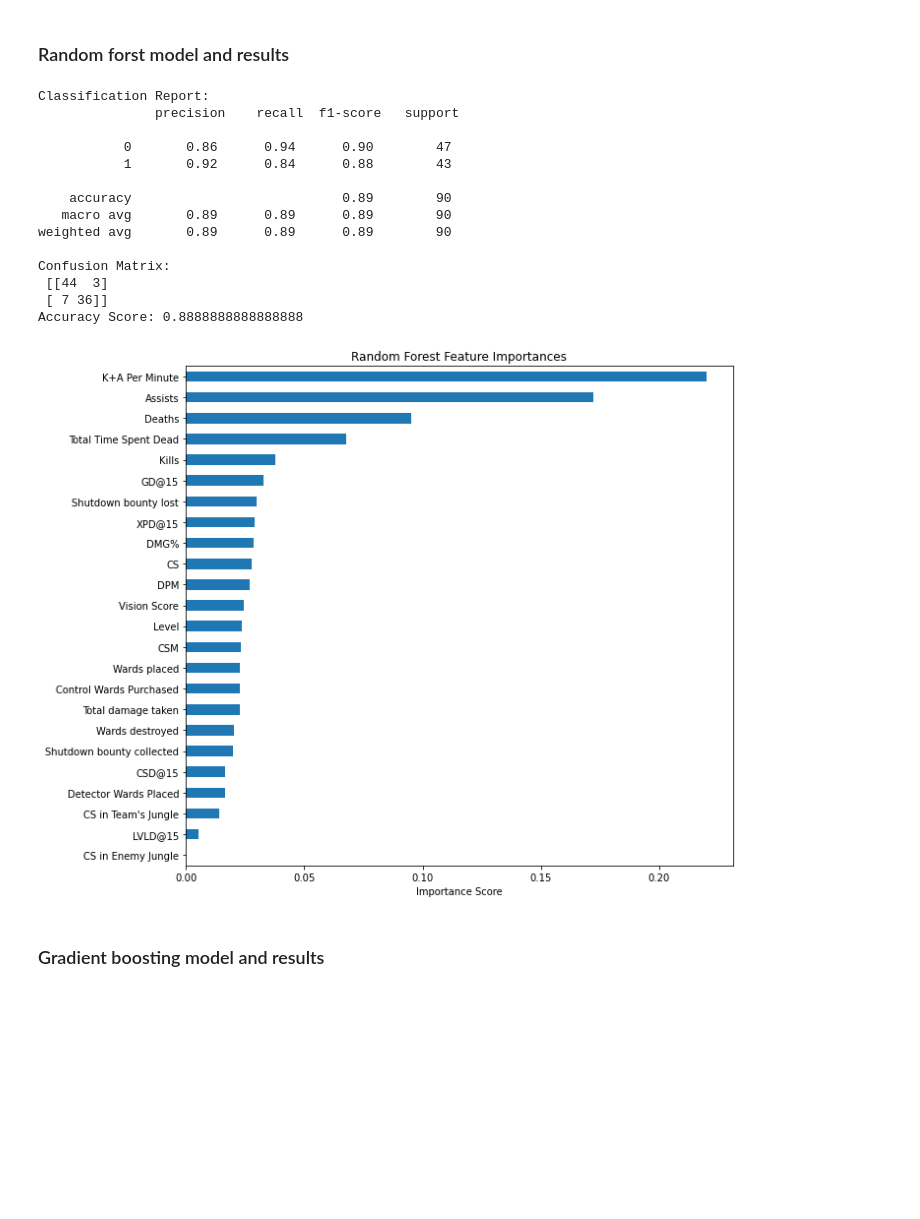
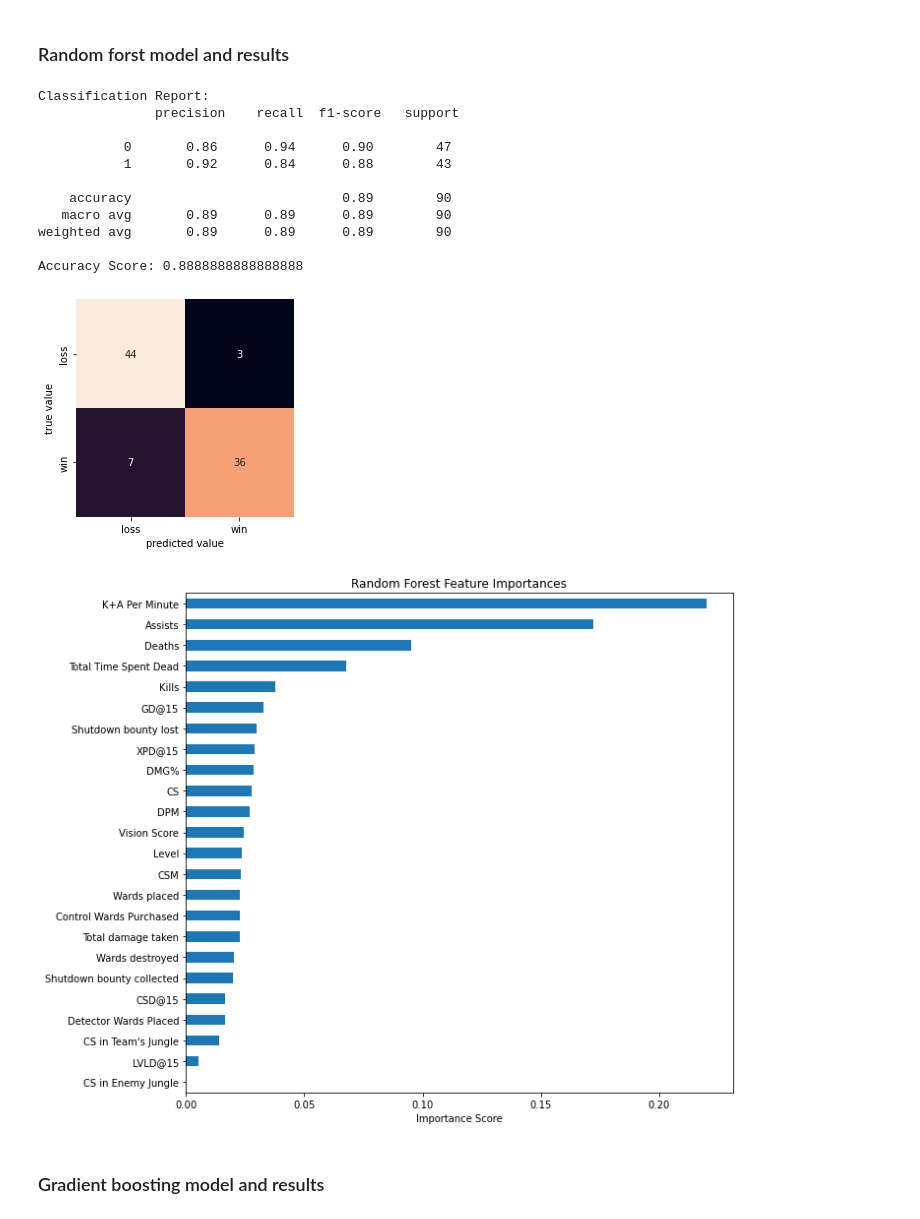
Before and after one commit to burtonjong/lolanalysis, a Jupyter notebook: LEC_analysis.ipynb, the cells around one changed output. Saved outputs shown, nothing was run; the diff lists cells and outputs as text; code cells hidden in the pictures; blank space fills up the shorter version.

Commit message:
better matrix

```diff
--- a/LEC_analysis.ipynb
+++ b/LEC_analysis.ipynb
@@ -130,38 +133,41 @@ best_rf = grid_search.best_estimator_
 
 # Predictions with best model
 y_pred_best = best_rf.predict(X_test)
 
 # Evaluation
 print("Classification Report:\n", classification_report(y_test, y_pred_best ))
-print("Confusion Matrix:\n", confusion_matrix(y_test, y_pred_best ))
+#Confuction matrix
+mat = confusion_matrix(y_test, y_pred_best)
+sns.heatmap(mat, xticklabels=['loss', 'win'],  yticklabels=['loss', 'win'], square=True, annot=True, cbar=False, fmt='d')
+plt.xlabel('predicted value')
+plt.ylabel('true value')
+
 print("Accuracy Score:", accuracy_score(y_test, y_pred_best ))
 
 # Visualize feature importance (coefficients)
 feature_names = best_rf.named_steps['preprocessor'].get_feature_names_out()
 importances = best_rf.named_steps['rf'].feature_importances_
 importance_series = pd.Series(importances, index=feature_names)
 plt.figure(figsize=(10, 8))
 importance_series.sort_values(ascending=True).plot(kind='barh')
 plt.title('Random Forest Feature Importances')
 plt.xlabel('Importance Score')
 plt.tight_layout()
 plt.show()
 # %% [output]
 Classification Report:
                precision    recall  f1-score   support
 
            0       0.86      0.94      0.90        47
            1       0.92      0.84      0.88        43
 
     accuracy                           0.89        90
    macro avg       0.89      0.89      0.89        90
 weighted avg       0.89      0.89      0.89        90
 
-Confusion Matrix:
- [[44  3]
- [ 7 36]]
 Accuracy Score: 0.8888888888888888
-[figure, old version]
+[figure, new version]
+[figure, added]
 # %% [markdown]
 ### Gradient boosting model and results
 # %%
```
Also changed, not shown: parts of 2 cells of this notebook.
